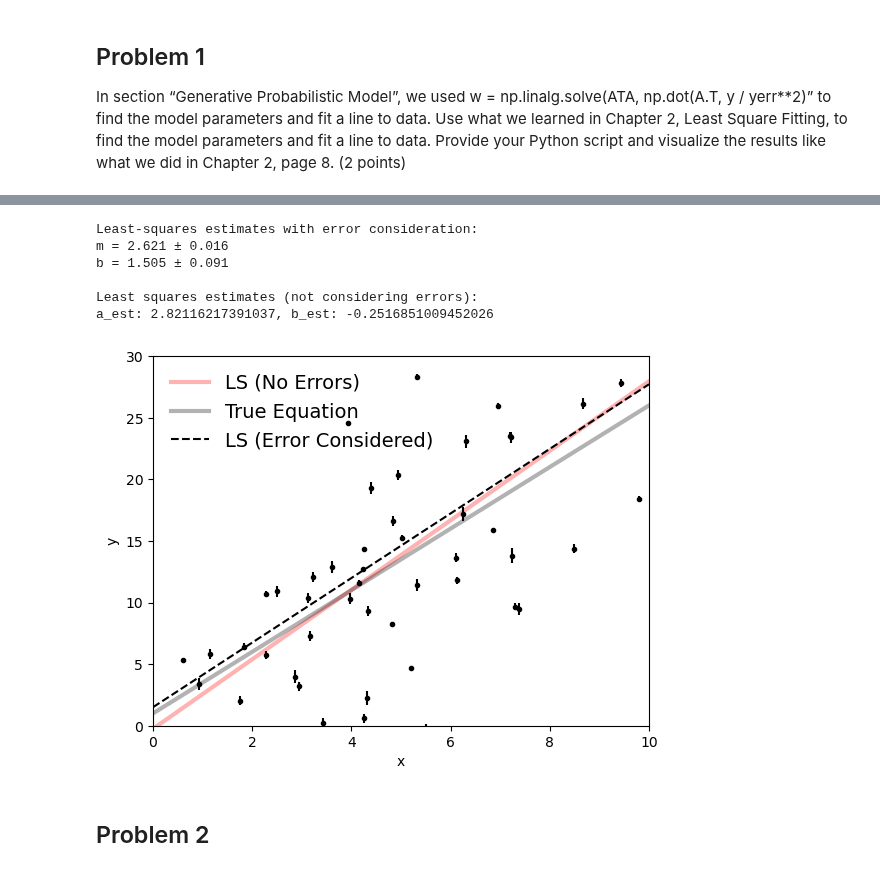
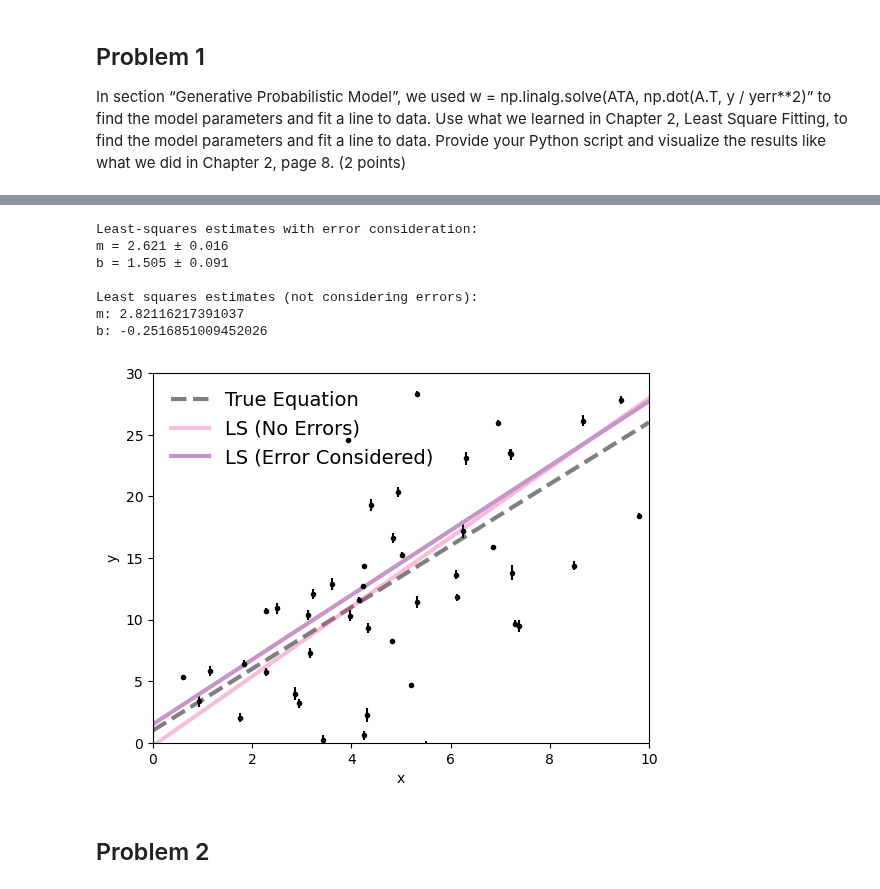
Before and after one commit to bKeungAuyeung/MSTA-HW4, a Jupyter notebook: bAuyeung_L4_MSTA.ipynb, the cells around one changed output, grey strips where cells are left out. Saved outputs shown, nothing was run; the diff lists cells and outputs as text; code cells hidden in the pictures.

```diff
--- a/bAuyeung_L4_MSTA.ipynb
+++ b/bAuyeung_L4_MSTA.ipynb
@@ -365,25 +371,3 @@ yerr = 0.1 + 0.5 * np.random.rand(N)
 y = m_true * x + b_true
 y += np.abs(f_true * y) * np.random.randn(N)
 y += yerr * np.random.randn(N)
-
-plt.errorbar(x, y, yerr=yerr, fmt=".k", capsize=0)
-x0 = np.linspace(0, 10, 500)
-plt.plot(x0, m_true * x0 + b_true, "k", alpha=0.3, lw=3)
-plt.xlim(0, 10)
-plt.xlabel("x")
-plt.ylabel("y")
-
-x_mean = np.mean(x)
-y_mean = np.mean(y)
-xy_mean = np.mean(x * y)
-x_squared_mean = np.mean(x**2)
-a_est = (xy_mean - x_mean * y_mean) / (x_squared_mean - x_mean**2)
-b_est = y_mean - a_est * x_mean
-print("Least squares estimates (not considering errors):")
-print(f"a_est: {a_est}, b_est: {b_est}")
-
-plt.plot(x0, a_est * x0 + b_est, "r", alpha=0.3, lw=3)
-plt.ylim(0,70)
-
-# Show the figure
-plt.tight_layout()
@@ -396,39 +376,41 @@ A = np.vander(x, 2)
 C = np.diag(yerr * yerr)
 ATA = np.dot(A.T, A / (yerr**2)[:, None])
 cov = np.linalg.inv(ATA)
 w = np.linalg.solve(ATA, np.dot(A.T, y / yerr**2))
 print("Least-squares estimates with error consideration:")
 print("m = {0:.3f} ± {1:.3f}".format(w[0], np.sqrt(cov[0, 0])))
 print("b = {0:.3f} ± {1:.3f}".format(w[1], np.sqrt(cov[1, 1])))
 print()
 
 x_mean = np.mean(x)
 y_mean = np.mean(y)
 xy_mean = np.mean(x * y)
 x_squared_mean = np.mean(x**2)
 a_est = (xy_mean - x_mean * y_mean) / (x_squared_mean - x_mean**2)
 b_est = y_mean - a_est * x_mean
 print("Least squares estimates (not considering errors):")
-print(f"a_est: {a_est}, b_est: {b_est}")
+print(f"m: {a_est}")
+print(f"b: {b_est}")
 
-plt.plot(x0, a_est * x0 + b_est, "r", alpha=0.3, lw=3, label= "LS (No Errors)")
 
 plt.errorbar(x, y, yerr=yerr, fmt=".k", capsize=0)
-plt.plot(x0, m_true * x0 + b_true, "k", alpha=0.3, lw=3, label="True Equation")
-plt.plot(x0, np.dot(np.vander(x0, 2), w), "--k", label="LS (Error Considered)")
+plt.plot(x0, m_true * x0 + b_true, color ="#000000",linestyle= "--", lw=3, alpha = 0.5, label="True Equation")
+plt.plot(x0, a_est * x0 + b_est, "#e7298a", alpha=0.3, lw=3, label= "LS (No Errors)")
+plt.plot(x0, np.dot(np.vander(x0, 2), w), "#c994c7", lw = 3, label="LS (Error Considered)")
 plt.legend(fontsize=14, frameon=False)
 plt.xlim(0, 10)
 plt.ylim(0, 30)
 plt.xlabel("x")
 plt.ylabel("y");
 # %% [output]
 Least-squares estimates with error consideration:
 m = 2.621 ± 0.016
 b = 1.505 ± 0.091
 
 Least squares estimates (not considering errors):
-a_est: 2.82116217391037, b_est: -0.2516851009452026
+m: 2.82116217391037
+b: -0.2516851009452026
-[figure, old version]
+[figure, new version]
 # %% [markdown]
 ## Problem 2
 # %%
```
Also changed, not shown: parts of 5 cells of this notebook, 2 other files.
